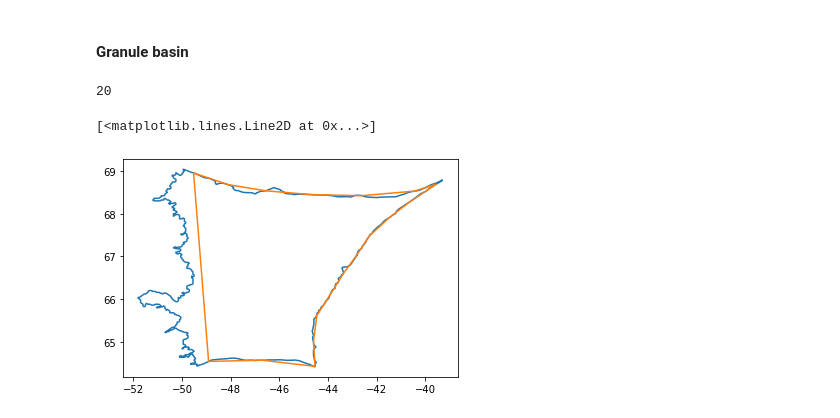
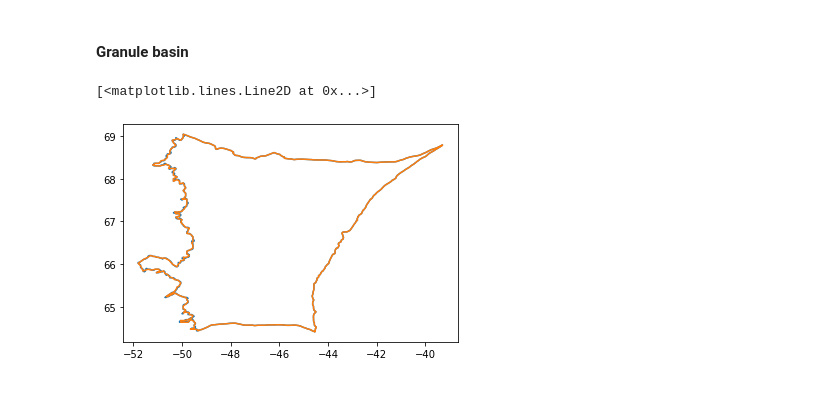
Before and after one commit to ICESAT-2HackWeek/CloudMask, a Jupyter notebook: examples/ATL06Retrieval.ipynb, the cells around one changed output. Cells and saved outputs as stored; diff of their text form; code cells hidden in the pictures.

```diff
--- a/examples/ATL06Retrieval.ipynb
+++ b/examples/ATL06Retrieval.ipynb
@@ -157,15 +85,20 @@ date_range = ['2019-06-10','2019-06-30']
-# %%
-len(spatial_extent)
-# %% [output]
-20
+# %%
+basin_id = 6.2
+
+polygon = drainage_basin(basin = basin_id,
+                         polygon_size = 5000)
+
+date_range = ['2019-06-10', '2019-06-11']
+# %%
+full_polygon = drainage_basin(basin = 6.2)
 # %%
-longitudes_icepyx = [x[0] for x in spatial_extent]
-latitudes_icepyx = [x[1] for x in spatial_extent]
+longitudes_icepyx, latitudes_icepyx = polygon.exterior.xy
+longitudes, latitudes = full_polygon.exterior.xy
 
 plt.plot(longitudes, latitudes)
 plt.plot(longitudes_icepyx, latitudes_icepyx)
 # %% [output]
 [<matplotlib.lines.Line2D at 0x...>]
-[figure, old version]
+[figure, new version]
 # %%
 os.chdir("/glade/u/home/fsapienza/CloudMask")
```
Also changed, not shown: parts of 39 cells of this notebook, 3 other files.
